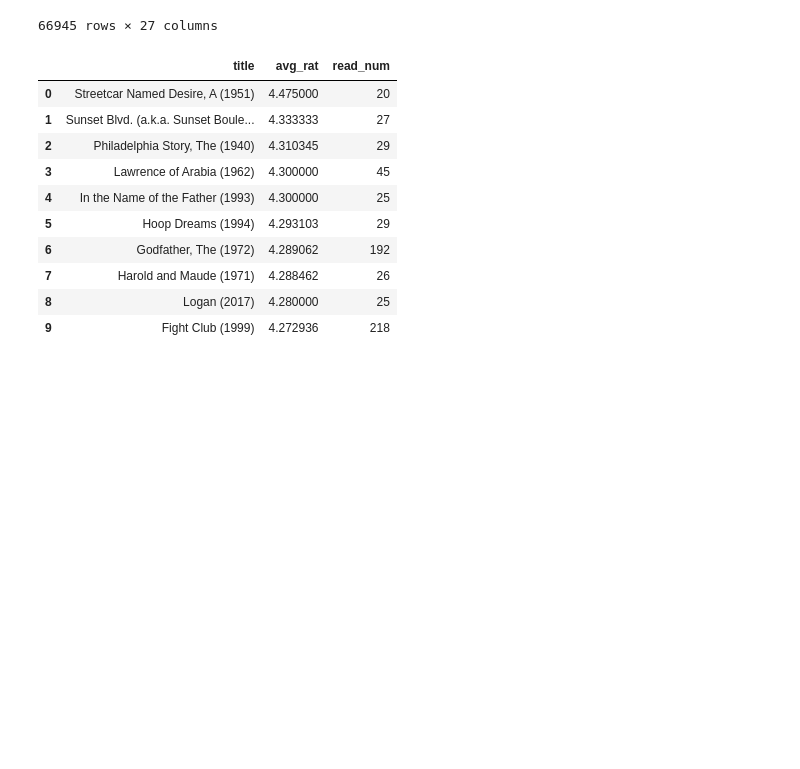
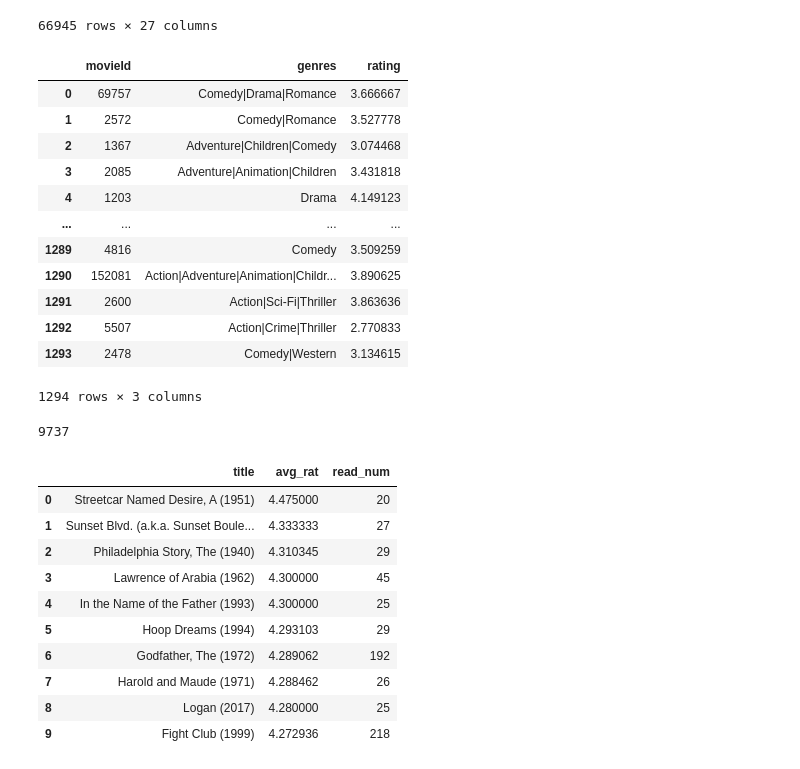
Before and after one commit to AleAguirreM/Analitica3AA, a Jupyter notebook: c_modelos.ipynb, the cells around one changed output. Saved outputs shown, nothing was run; the diff lists cells and outputs as text; code cells hidden in the pictures; blank space fills up the shorter version.

```diff
--- a/c_modelos.ipynb
+++ b/c_modelos.ipynb
@@ -136,3 +138,36 @@ pd.read_sql("select * from full", conn)
 | 66943 | 66943 | 610 | 166528 | 4.0 | 2017-05-04 06:29:25 | Rogue One: A Star Wars Story (2016) | 27 | 2017 | 1 | 1 | ... | ... |
 | 66944 | 66944 | 610 | 168252 | 5.0 | 2017-05-03 21:19:12 | Logan (2017) | 25 | 2017 | 1 | 0 | ... | ... |
 66945 rows × 27 columns
+# %%
+###crear una tabla que contenga solo una vez el nombre de las peliculas
+x = pd.read_sql("""SELECT
+    b.movieId as movieId,
+    b.genres as genres,
+    AVG(a.rating) as rating
+FROM
+    movies b
+INNER JOIN
+    full a ON b.movieId = a.movieId
+GROUP BY
+    b.title;
+            """, conn)
+x
+# %% [output]
+|  | movieId | genres | rating |
+| 0 | 69757 | Comedy|Drama|Romance | 3.666667 |
+| 1 | 2572 | Comedy|Romance | 3.527778 |
+| 2 | 1367 | Adventure|Children|Comedy | 3.074468 |
+| 3 | 2085 | Adventure|Animation|Children | 3.431818 |
+| 4 | 1203 | Drama | 4.149123 |
+| ... | ... | ... | ... |
+| 1289 | 4816 | Comedy | 3.509259 |
+| 1290 | 152081 | Action|Adventure|Animation|Childr... | 3.890625 |
+| 1291 | 2600 | Action|Sci-Fi|Thriller | 3.863636 |
+| 1292 | 5507 | Action|Crime|Thriller | 2.770833 |
+| 1293 | 2478 | Comedy|Western | 3.134615 |
+1294 rows × 3 columns
+# %%
+##Eenvimos la tabla modificada a SQL para actualizar cambios
+x.to_sql("x",conn,if_exists="replace")
+# %% [output]
+9737
```
Also changed, not shown: parts of 5 cells of this notebook.
